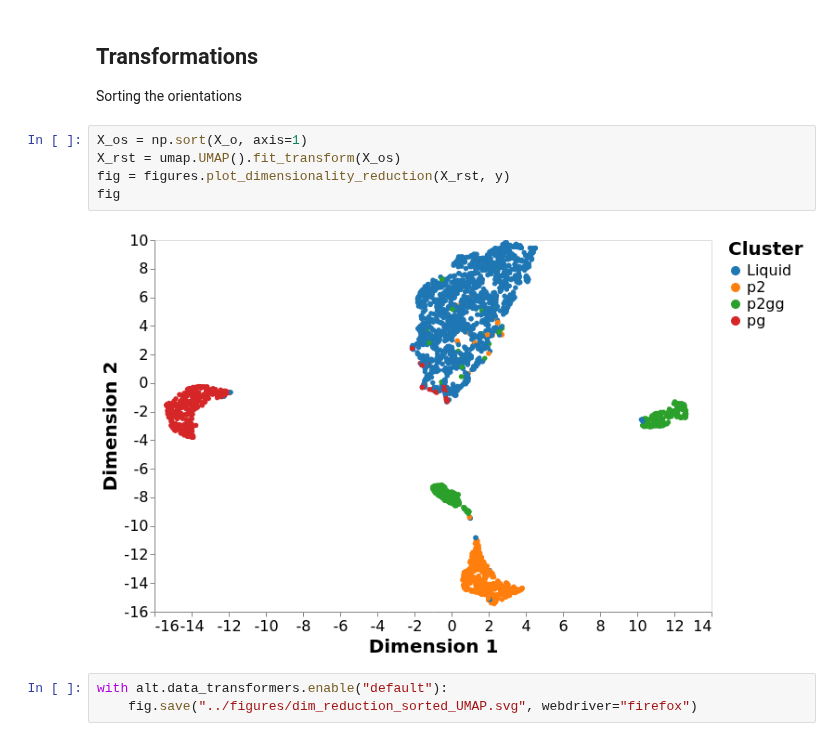
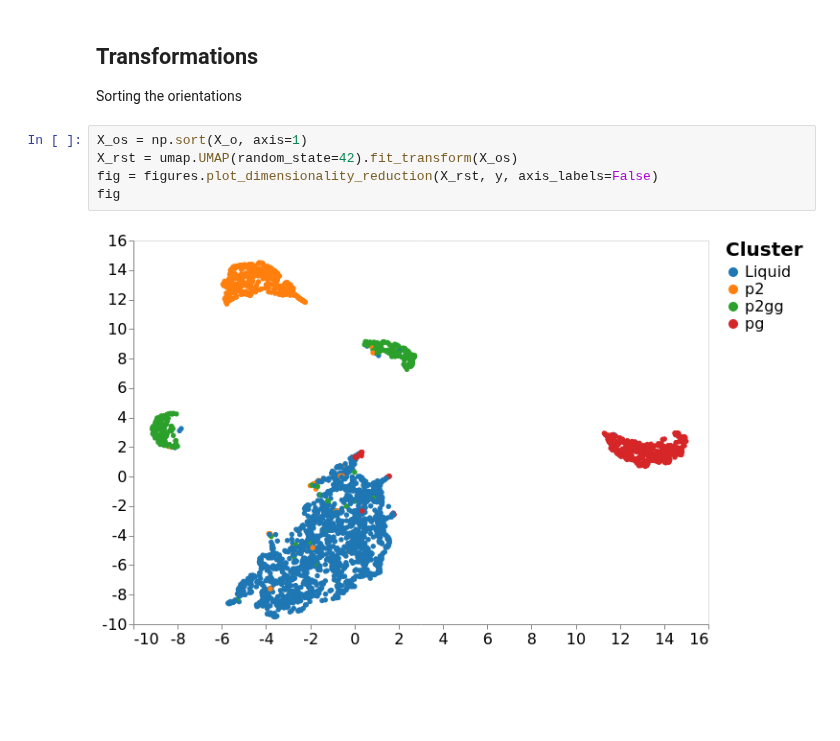
Before and after one commit to malramsay64/MLCrystals, a Jupyter notebook: notebooks/02_Features.ipynb, the cells around one changed output. Cells and saved outputs as stored; diff of their text form; blank space fills up the shorter version.

```diff
--- a/notebooks/02_Features.ipynb
+++ b/notebooks/02_Features.ipynb
@@ -424,11 +424,8 @@ with alt.data_transformers.enable("default"):
 Sorting the orientations
 # %%
 X_os = np.sort(X_o, axis=1)
-X_rst = umap.UMAP().fit_transform(X_os)
-fig = figures.plot_dimensionality_reduction(X_rst, y)
+X_rst = umap.UMAP(random_state=42).fit_transform(X_os)
+fig = figures.plot_dimensionality_reduction(X_rst, y, axis_labels=False)
 fig
 # %% [output]
-[figure, old version]
+[figure, new version]
-# %%
-with alt.data_transformers.enable("default"):
-    fig.save("../figures/dim_reduction_sorted_UMAP.svg", webdriver="firefox")
```
Also changed, not shown: parts of 5 cells of this notebook, 1 other file.
